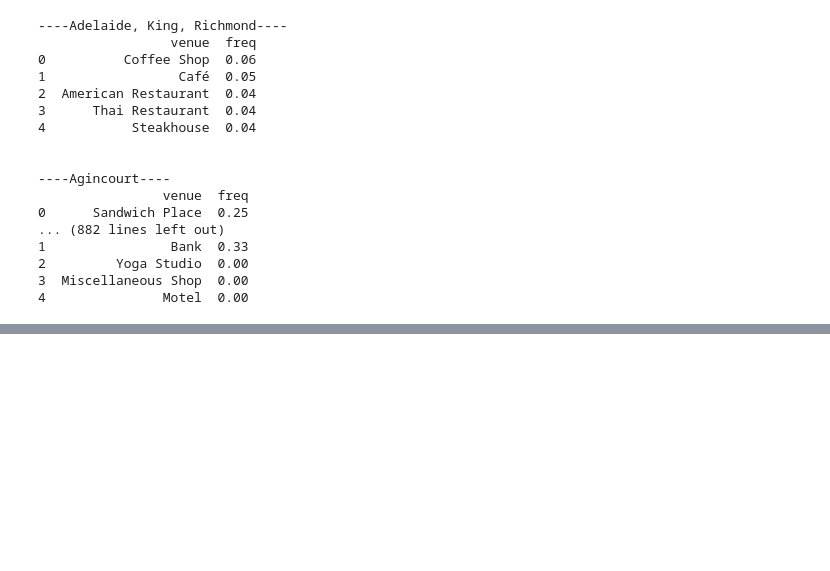
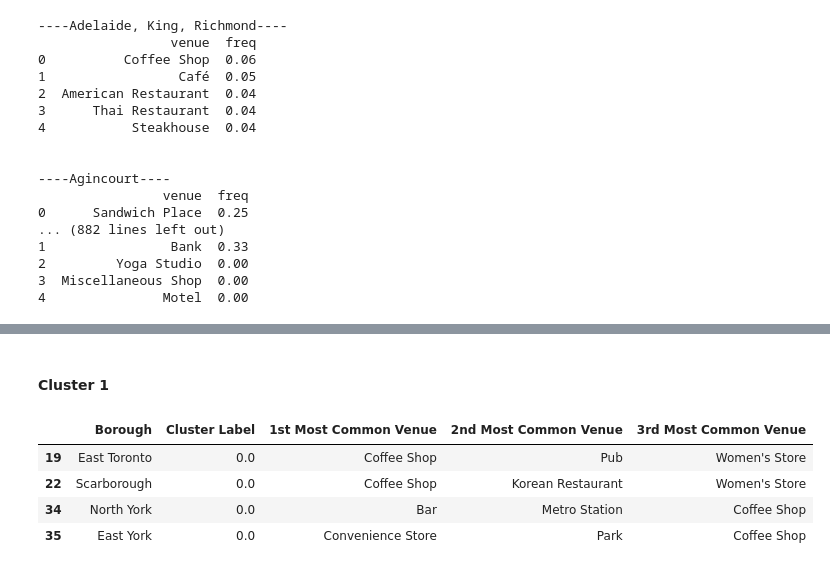
Before and after one commit to strange1120/toronto-neighborhood-clustering, a Jupyter notebook: toronto-clustering.ipynb, the cells around one changed output, grey strips where cells are left out. Cells and saved outputs as stored; diff of their text form; code cells hidden in the pictures; blank space fills up the shorter version.

```diff
--- a/toronto-clustering.ipynb
+++ b/toronto-clustering.ipynb
@@ -388,0 +440,10 @@ neighborhoods_venues_sorted.head()
+# %% [markdown]
+#### Cluster 1
+# %%
+toronto_merged.loc[toronto_merged['Cluster Label'] == 0, toronto_merged.columns[[1] + list(range(5, toronto_merged.shape[1]))]]
+# %% [output]
+|  | Borough | Cluster Label | 1st Most Common Venue | 2nd Most Common Venue | 3rd Most Common Venue |
+| 19 | East Toronto | 0.0 | Coffee Shop | Pub | Women's Store |
+| 22 | Scarborough | 0.0 | Coffee Shop | Korean Restaurant | Women's Store |
+| 34 | North York | 0.0 | Bar | Metro Station | Coffee Shop |
+| 35 | East York | 0.0 | Convenience Store | Park | Coffee Shop |
```
Also changed, not shown: parts of 15 cells of this notebook.
